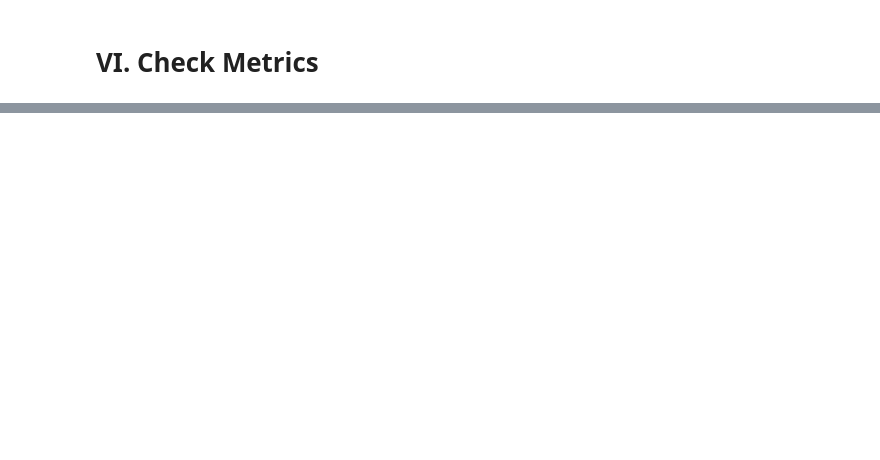
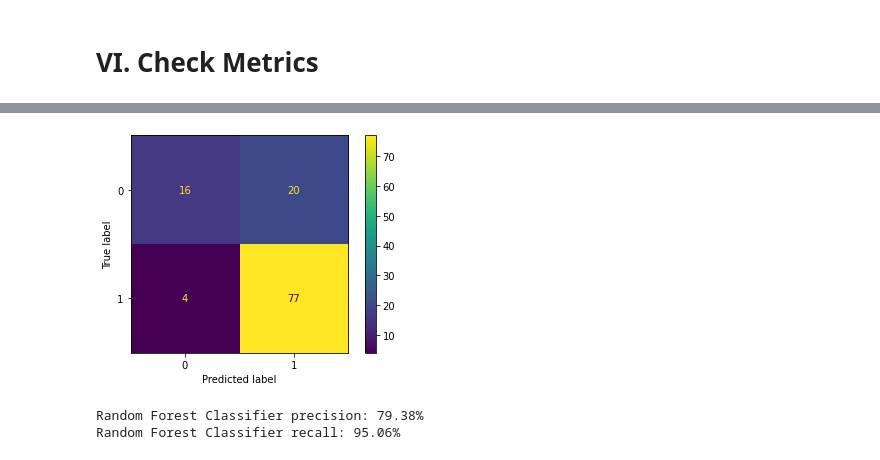
Before and after one commit to Frank-Howd/DS-Unit-2-Applied-Modeling, a Jupyter notebook: module4-model-interpretation/Final Unit-2 Project .ipynb, the cells around one changed output, grey strips where cells are left out. Cells and saved outputs as stored; diff of their text form; code cells hidden in the pictures; blank space fills up the shorter version.

```diff
--- a/module4-model-interpretation/Final Unit-2 Project .ipynb
+++ b/module4-model-interpretation/Final Unit-2 Project .ipynb
@@ -520,0 +628,25 @@ Cross Validation Score (LOGR):
+# %%
+# RANDOM FOREST CLASSIFIER
+# Plot Confusion Matrix
+
+plot_confusion_matrix(model_rf, X_val, y_val, values_format='.0f');
+
+# TN FP
+# FN TP
+# %% [output]
+[figure, added]
+# %%
+# RANDOM FOREST CLASSIFIER
+# Calculate Precision and Recall
+
+# Precision = TP / (TP + FP)
+precision = 77 / (77 + 20)
+
+# Recall = TP / (TP + FN)
+recall = 77 / (77 + 4)
+
+print('Random Forest Classifier precision: {:.2f}%'.format(precision*100))
+print('Random Forest Classifier recall: {:.2f}%'.format(recall*100))
+# %% [output]
+Random Forest Classifier precision: 79.38%
+Random Forest Classifier recall: 95.06%
```
Also changed, not shown: parts of 49 cells of this notebook.
